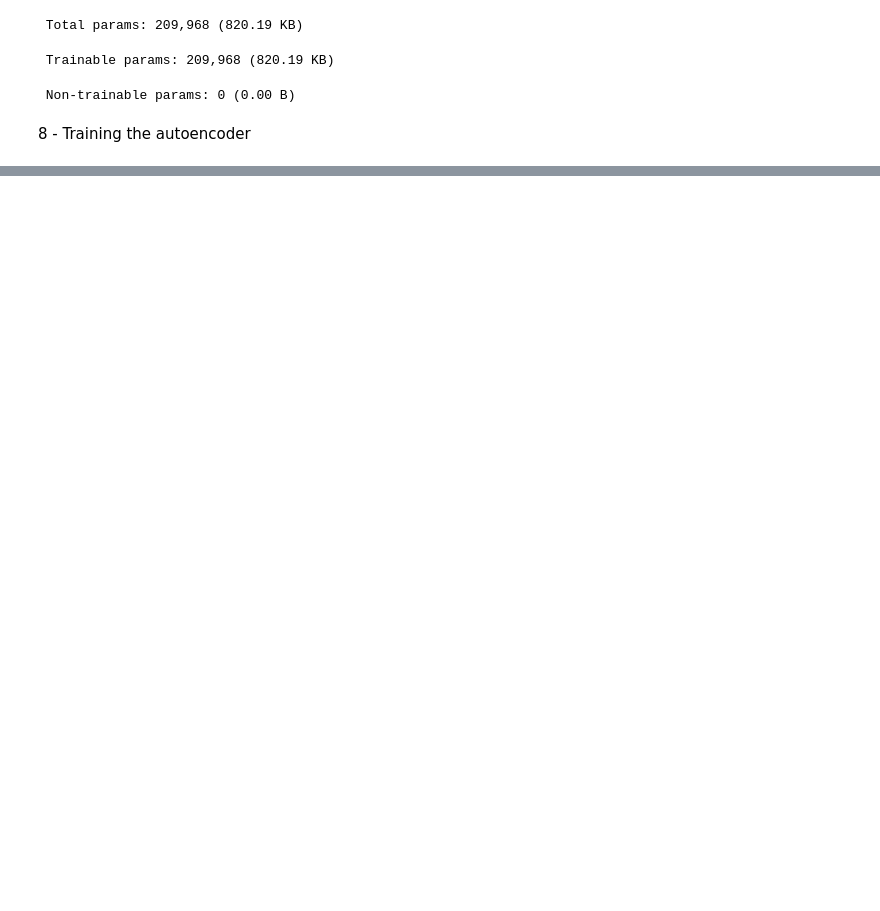
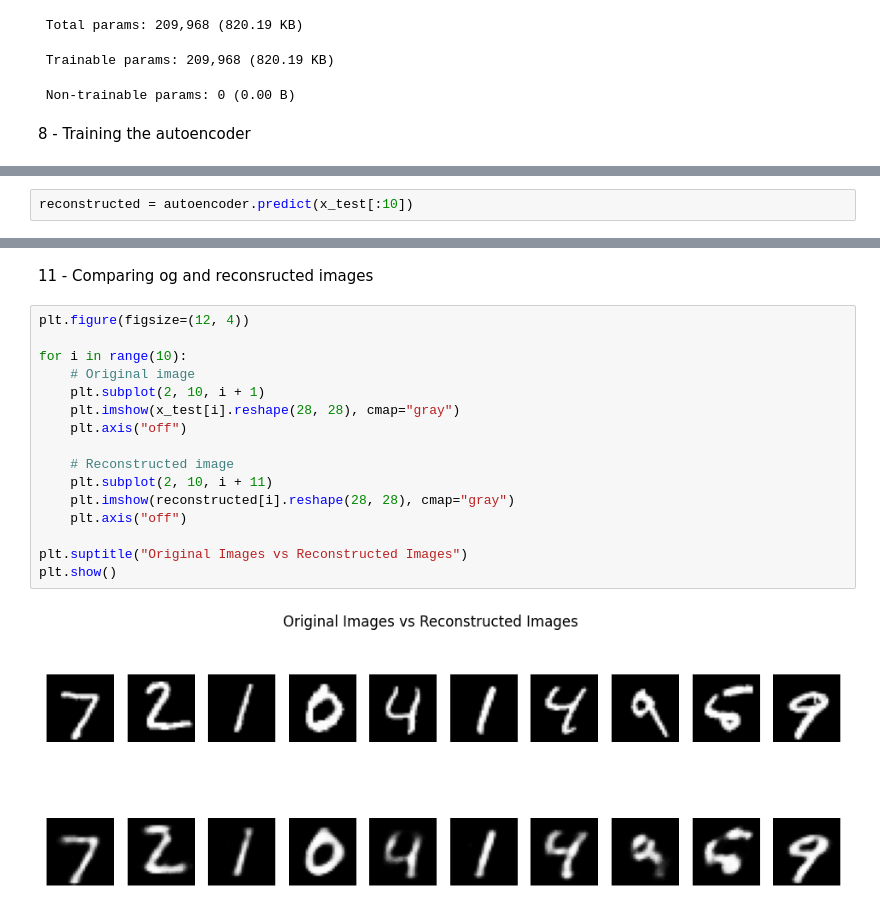
Before and after one commit to ashwinkck/SME-1-, a Jupyter notebook: upes/GenAI/UPES_genai_02.ipynb, the cells around one changed output, grey strips where cells are left out. Cells and saved outputs as stored; diff of their text form; blank space fills up the shorter version.

```diff
--- a/upes/GenAI/UPES_genai_02.ipynb
+++ b/upes/GenAI/UPES_genai_02.ipynb
@@ -131,0 +137,2 @@ Epoch 5/5
+# %%
+reconstructed = autoencoder.predict(x_test[:10])
@@ -131,0 +141,20 @@ Epoch 5/5
+# %% [markdown]
+11 - Comparing og and reconsructed images
+# %%
+plt.figure(figsize=(12, 4))
+
+for i in range(10):
+    # Original image
+    plt.subplot(2, 10, i + 1)
+    plt.imshow(x_test[i].reshape(28, 28), cmap="gray")
+    plt.axis("off")
+
+    # Reconstructed image
+    plt.subplot(2, 10, i + 11)
+    plt.imshow(reconstructed[i].reshape(28, 28), cmap="gray")
+    plt.axis("off")
+
+plt.suptitle("Original Images vs Reconstructed Images")
+plt.show()
+# %% [output]
+[figure, added]
```
Also changed, not shown: parts of 8 cells of this notebook.
